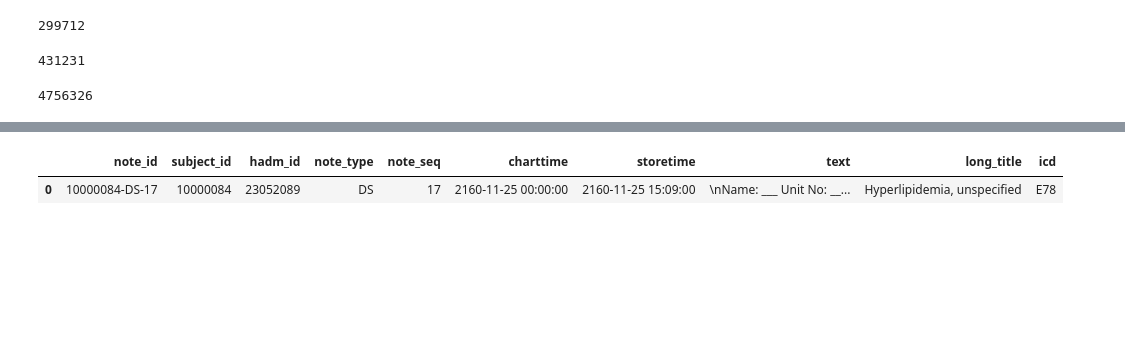
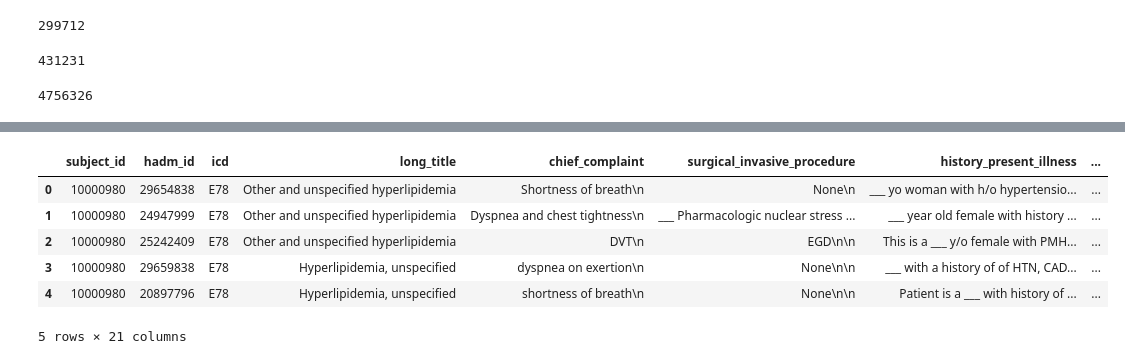
Before and after one commit to smitamisra/EHR_exploration, a Jupyter notebook: notebooks/text_db_creation.ipynb, the cells around one changed output, grey strips where cells are left out. Drawn from its saved outputs; the diff is of its cells as text; code cells hidden in the pictures; blank space fills up the shorter version.

```diff
--- a/notebooks/text_db_creation.ipynb
+++ b/notebooks/text_db_creation.ipynb
@@ -91,13 +364,22 @@ for chunk in tqdm(pd.read_csv('../data/text/discharge.csv', chunksize = 10000)):
 # %%
 query = """
 SELECT *
 FROM text
-WHERE subject_id = '10000084'
+WHERE subject_id = '10000980'
 """
+# query = """
+# SELECT COUNT (*)
+# FROM text
+# """
 
-with sqlite3.connect('../data/hop_team.sqlite') as db:
+with sqlite3.connect('../data/roughdb1.sqlite') as db:
     text_sqlite = pd.read_sql(query, db)
 text_sqlite
 # %% [output]
-|  | note_id | subject_id | hadm_id | note_type | note_seq | charttime | storetime | text | long_title | icd |
-| 0 | 10000084-DS-17 | 10000084 | 23052089 | DS | 17 | 2160-11-25 00:00:00 | 2160-11-25 15:09:00 | \nName: ___ Unit No: __... | Hyperlipidemia, unspecified | E78 |
+|  | subject_id | hadm_id | icd | long_title | chief_complaint | surgical_invasive_procedure | history_present_illness | ... |
+| 0 | 10000980 | 29654838 | E78 | Other and unspecified hyperlipidemia | Shortness of breath\n | None\n | ___ yo woman with h/o hypertensio... | ... |
+| 1 | 10000980 | 24947999 | E78 | Other and unspecified hyperlipidemia | Dyspnea and chest tightness\n | ___ Pharmacologic nuclear stress ... | ___ year old female with history ... | ... |
+| 2 | 10000980 | 25242409 | E78 | Other and unspecified hyperlipidemia | DVT\n | EGD\n\n | This is a ___ y/o female with PMH... | ... |
+| 3 | 10000980 | 29659838 | E78 | Hyperlipidemia, unspecified | dyspnea on exertion\n | None\n\n | ___ with a history of of HTN, CAD... | ... |
+| 4 | 10000980 | 20897796 | E78 | Hyperlipidemia, unspecified | shortness of breath\n | None\n\n | Patient is a ___ with history of ... | ... |
+5 rows × 21 columns
```
Also changed, not shown: parts of 14 cells of this notebook, 2 other files.
